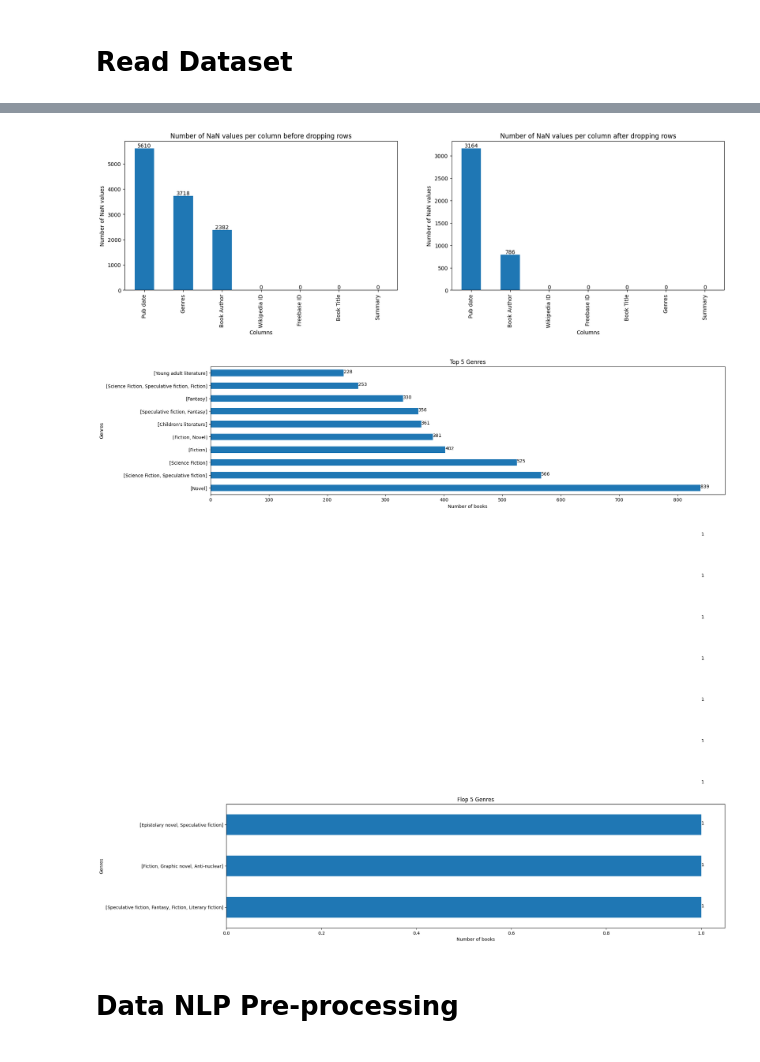
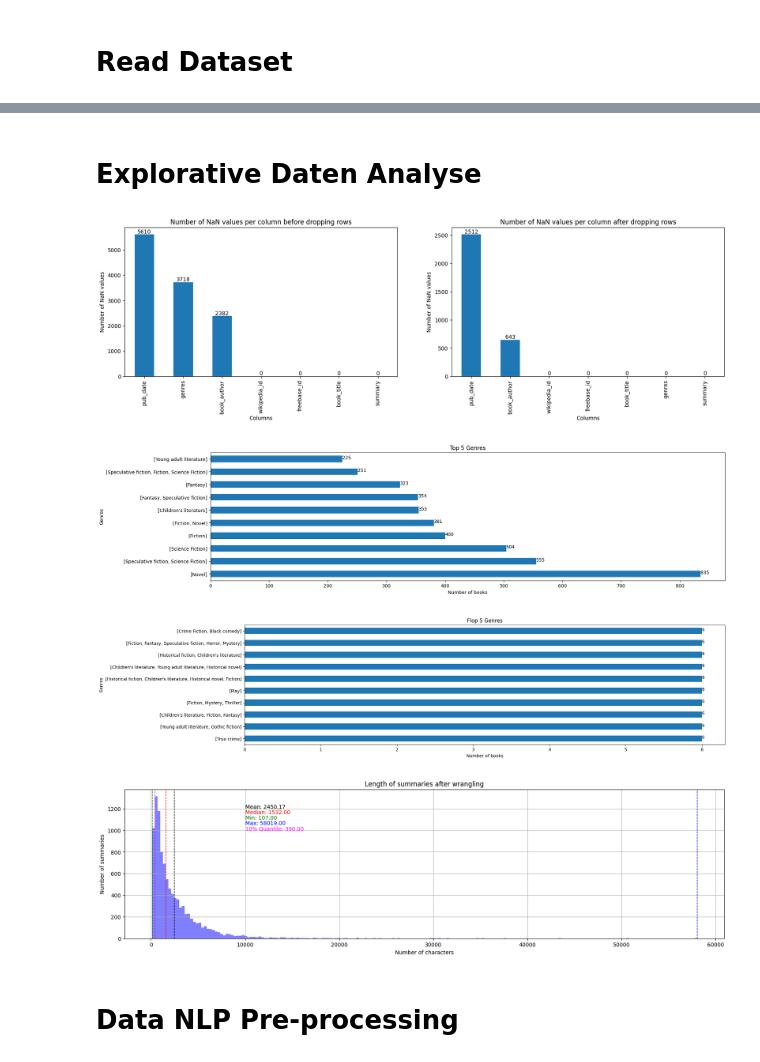
Before and after one commit to 7ben18/fhnw-npr-Natural-Language-Processing, a Jupyter notebook: mini-challenge1/npr-minichallenge1-yannic-ben.ipynb, the cells around one changed output, grey strips where cells are left out. Saved outputs shown, nothing was run; the diff lists cells and outputs as text; code cells hidden in the pictures.

```diff
--- a/mini-challenge1/npr-minichallenge1-yannic-ben.ipynb
+++ b/mini-challenge1/npr-minichallenge1-yannic-ben.ipynb
@@ -179,0 +88,10 @@ Number of unique genres:  227
+# %%
+# Read booksumaries.txt Dataset
+df = pd.read_csv('data/booksummaries.txt',
+                 sep="\t",
+                 header=None,
+                 names=["wikipedia_id", "freebase_id", "book_title", "book_author", "pub_date","genres","summary"],
+                 dtype={"wikipedia_id": np.int32, "freebase_id": str, "book_title": str, "book_author": str, "pub_date": str, "genres": str, "summary": str})
+
+df.info()
+display(df)
@@ -180,8 +282,7 @@ Number of unique genres:  227
+# %% [markdown]
+# Explorative Daten Analyse
 # %%
-# drop rows that contains NaN Values for Genres and Summary
-df_clean = df_clean.dropna(subset=['Genres', 'Summary'])
-
-# make both plots in one figure
+# befor and after wrangling
 fig, axes = plt.subplots(1, 2, figsize=(20, 5))
 df.isna().sum().sort_values(ascending=False).plot(kind='bar', ax=axes[0])
 for index, value in enumerate(df.isna().sum().sort_values(ascending=False)):
@@ -190,35 +291,35 @@ axes[0].set_title('Number of NaN values per column before dropping rows')
 axes[0].set_xlabel('Columns')
 axes[0].set_ylabel('Number of NaN values')
 
-df_clean.isna().sum().sort_values(ascending=False).plot(kind='bar', ax=axes[1])
-for index, value in enumerate(df_clean.isna().sum().sort_values(ascending=False)):
+df_wrangled.isna().sum().sort_values(ascending=False).plot(kind='bar', ax=axes[1])
+for index, value in enumerate(df_wrangled.isna().sum().sort_values(ascending=False)):
     axes[1].text(index, value, str(value), ha='center', va='bottom', fontsize=10)
 axes[1].set_title('Number of NaN values per column after dropping rows')
 axes[1].set_xlabel('Columns')
 axes[1].set_ylabel('Number of NaN values')
 plt.show()
 # %% [output]
-[figure, old version]
+[figure, new version]
 # %%
 # Top 10 Genres
-df_clean["Genres"].value_counts().head(n=10).plot(kind='barh', figsize=(20, 5))
+df_wrangled["genres"].value_counts().head(n=10).plot(kind='barh', figsize=(20, 5))
 # add number to the bars
-for index, value in enumerate(df_clean["Genres"].value_counts().head(n=10)):
+for index, value in enumerate(df_wrangled["genres"].value_counts().head(n=10)):
     plt.text(value, index, str(value), fontsize=10)
 plt.title('Top 5 Genres')
 plt.xlabel('Number of books')
 plt.ylabel('Genres')
 plt.show()
 
 # Flop 3 Genres
-df_clean["Genres"].value_counts().tail(10).plot(kind='barh', figsize=(20, 5))
+df_wrangled["genres"].value_counts().tail(10).plot(kind='barh', figsize=(20, 5))
 # add number to the bars
-for index, value in enumerate(df_clean["Genres"].value_counts().tail(10)):
+for index, value in enumerate(df_wrangled["genres"].value_counts().tail(10)):
     plt.text(value, index, str(value))
 plt.title('Flop 5 Genres')
 plt.xlabel('Number of books')
 plt.ylabel('Genres')
 plt.show()
 # %% [output]
-[figure, old version]
+[figure, new version]
-[figure, old version]
+[figure, new version]
@@ -227,3 +326,31 @@ plt.show()
+# %%
+# create a histogram of the len of the summaries
+df_wrangled['summary'].str.len().hist(figsize=(20, 5), bins=200, color='blue', alpha = 0.5)
+plt.axvline(df_wrangled['summary'].str.len().mean(), color='black', linestyle='dashed', linewidth=1)
+plt.axvline(df_wrangled['summary'].str.len().median(), color='r', linestyle='dashed', linewidth=1)
+plt.axvline(df_wrangled['summary'].str.len().min(), color='g', linestyle='dashed', linewidth=1)
+plt.axvline(df_wrangled['summary'].str.len().max(), color='b', linestyle='dashed', linewidth=1)
+plt.axvline(df_wrangled['summary'].str.len().quantile(0.1), color='magenta', linestyle='dashed', linewidth=1)
+
+mean_length = df_wrangled['summary'].str.len().mean()
+median_length = df_wrangled['summary'].str.len().median()
+min_length = df_wrangled['summary'].str.len().min()
+max_length = df_wrangled['summary'].str.len().max()
+quantile_10 = df_wrangled['summary'].str.len().quantile(0.1)
+
+# add labels from axvline
+plt.text(10000, 1200, f'Mean: {mean_length:.2f}', fontsize=10, color='black')
+plt.text(10000, 1150, f'Median: {median_length:.2f}', fontsize=10, color='r')
+plt.text(10000, 1100, f'Min: {min_length:.2f}', fontsize=10, color='g')
+plt.text(10000, 1050, f'Max: {max_length:.2f}', fontsize=10, color='b')
+plt.text(10000, 1000, f'10% Quantile: {quantile_10:.2f}', fontsize=10, color='magenta')
+
+plt.title('Length of summaries after wrangling')
+plt.xlabel('Number of characters')
+plt.ylabel('Number of summaries')
+plt.show()
+# %% [output]
+[figure, added]
 # %% [markdown]
 # Data NLP Pre-processing
 # %%
```
Also changed, not shown: parts of 17 cells of this notebook.
